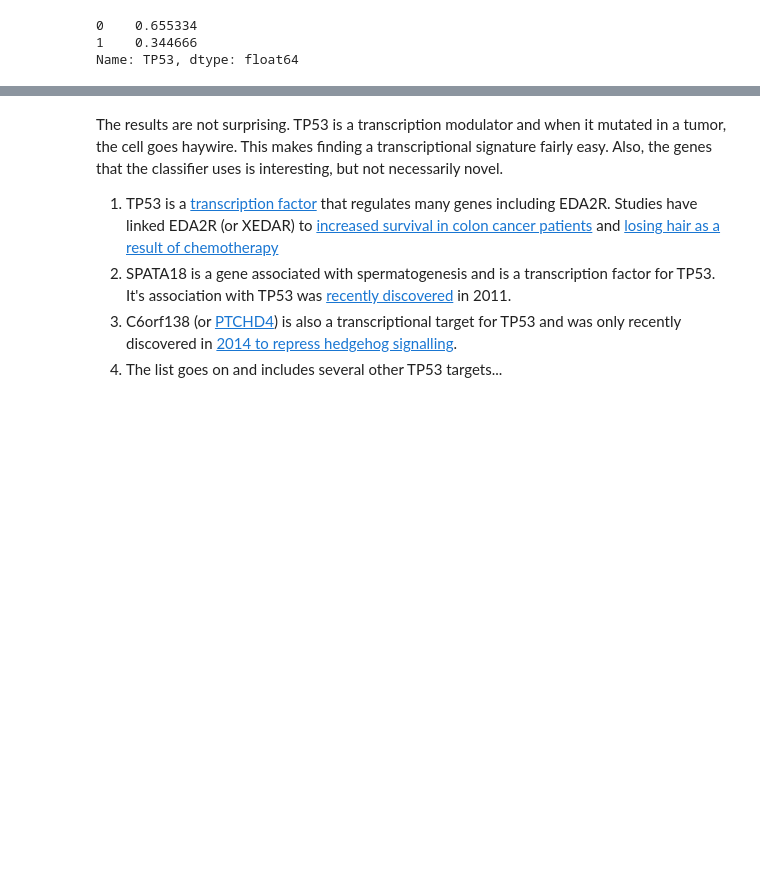
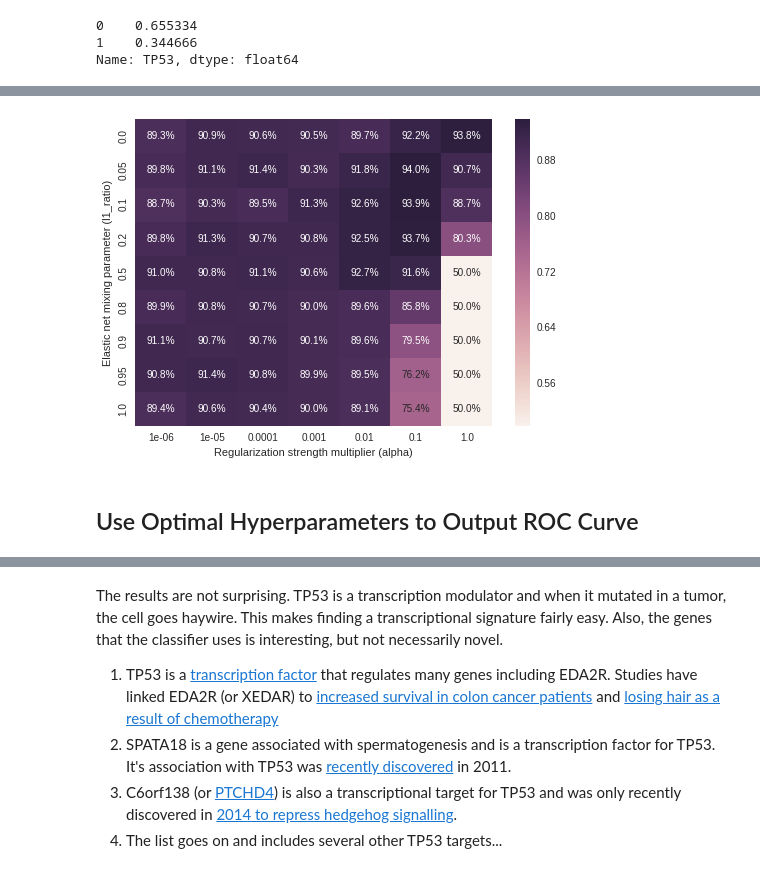
Before and after one commit to cognoma/machine-learning, a Jupyter notebook: 1.TCGA-MLexample.ipynb, the cells around one changed output, grey strips where cells are left out. Saved outputs shown, nothing was run; the diff lists cells and outputs as text; code cells hidden in the pictures; blank space fills up the shorter version.

```diff
--- a/1.TCGA-MLexample.ipynb
+++ b/1.TCGA-MLexample.ipynb
@@ -205,0 +168,10 @@ classifier.head(10)
+# %%
+# Cross-validated performance heatmap
+cv_score_mat = pd.pivot_table(cv_score_df, values='score', index='l1_ratio', columns='alpha')
+ax = sns.heatmap(cv_score_mat, annot=True, fmt='.1%')
+ax.set_xlabel('Regularization strength multiplier (alpha)')
+ax.set_ylabel('Elastic net mixing parameter (l1_ratio)');
+# %% [output]
+[figure, added]
+# %% [markdown]
+## Use Optimal Hyperparameters to Output ROC Curve
```
Also changed, not shown: parts of 58 cells of this notebook, 1 other file.
